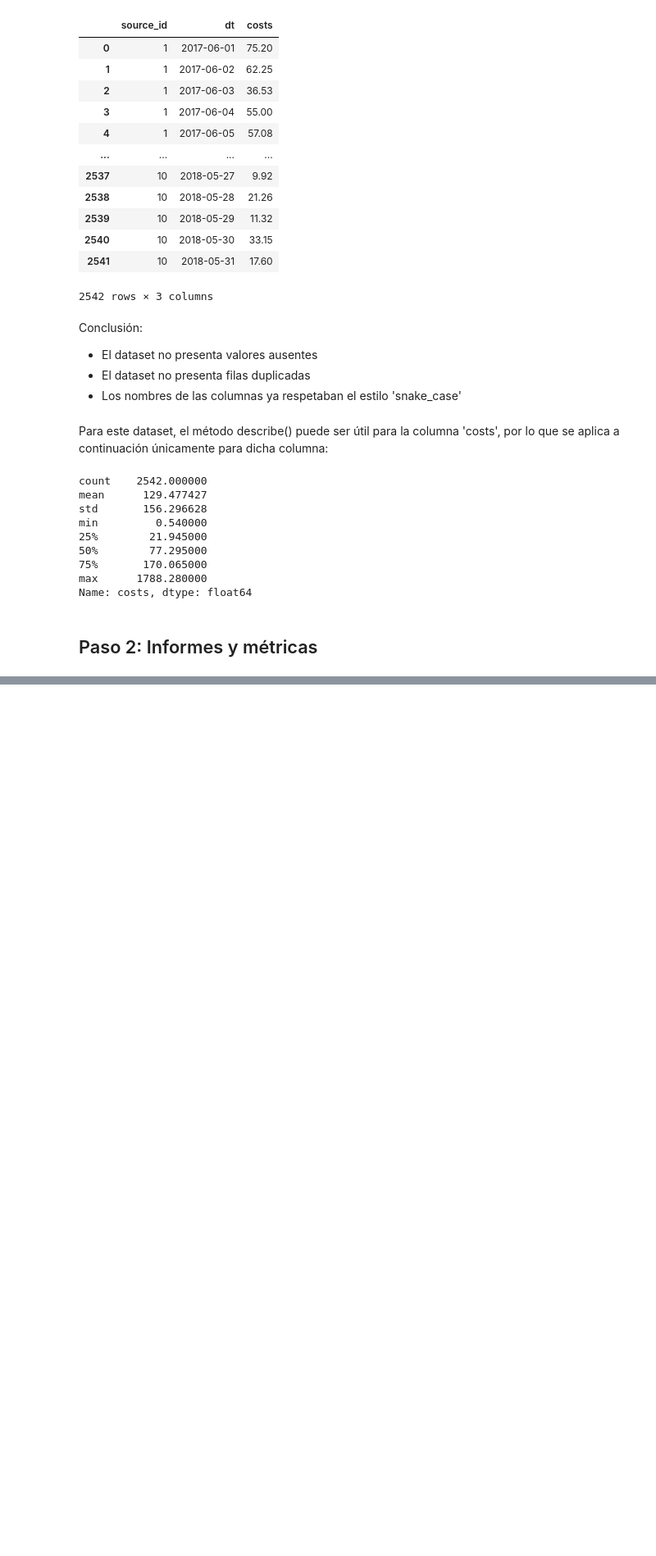
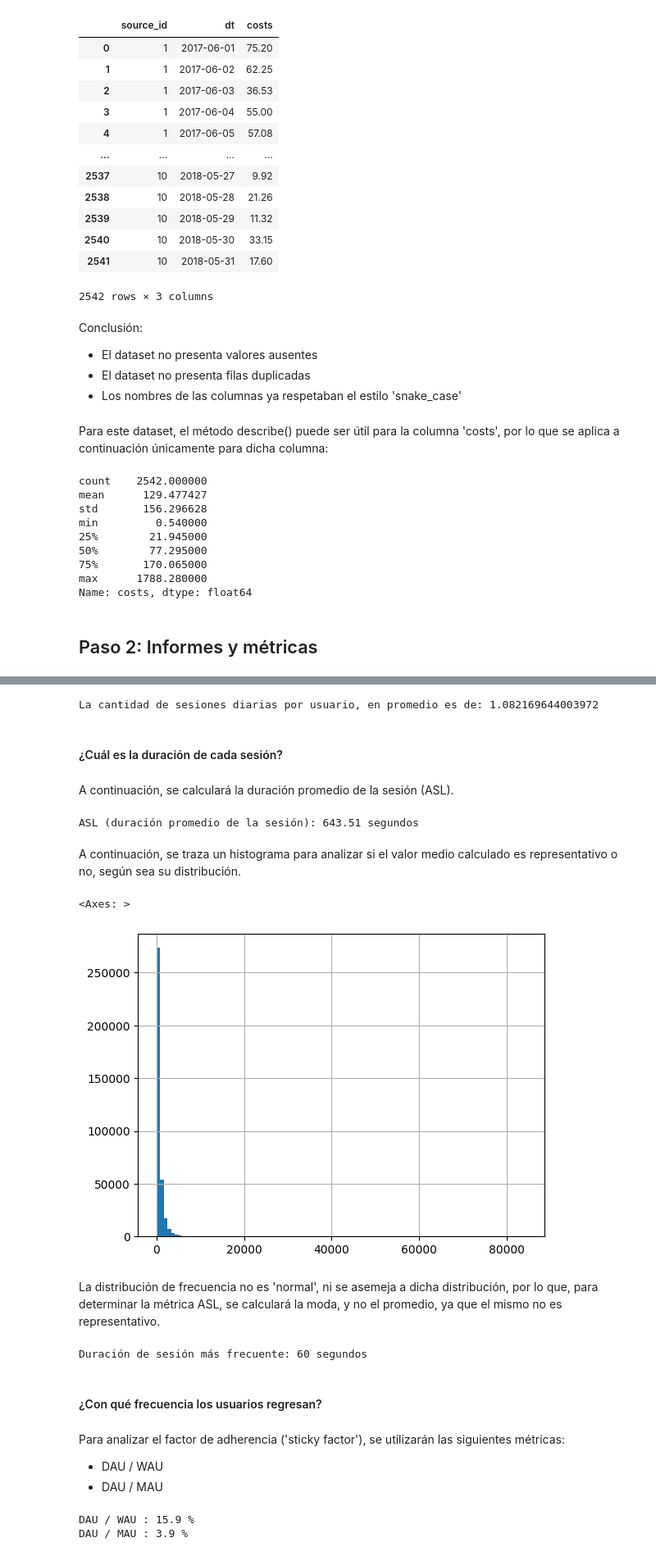
Before and after one commit to EmilioGonzalez29/TT-Project-S8, a Jupyter notebook: project.ipynb, the cells around one changed output, grey strips where cells are left out. Shown: that part at 82% size. Drawn from its saved outputs; the diff is of its cells as text; code cells hidden in the pictures; blank space fills up the shorter version.

```diff
--- a/project.ipynb
+++ b/project.ipynb
@@ -311,0 +346,9 @@ Name: costs, dtype: float64
+# %%
+#Se generan primeramente columnas en el DataFrame para los valores de año, mes, semana y día
+df_visits['session_year'] = df_visits['start_ts'].dt.year
+df_visits['session_month'] = df_visits['start_ts'].dt.month
+df_visits['session_week'] = df_visits['start_ts'].dt.isocalendar().week
+df_visits['session_date'] = df_visits['start_ts'].dt.date
+df_visits['session_date'] = pd.to_datetime(df_visits['session_date'])
+
+df_visits.head()
@@ -311,0 +397,38 @@ Name: costs, dtype: float64
+# %%
+print('La cantidad de sesiones diarias por usuario, en promedio es de:', sessions_per_user['sessions_per_user'].mean())
+# %% [output]
+La cantidad de sesiones diarias por usuario, en promedio es de: 1.082169644003972
+# %% [markdown]
+#### ¿Cuál es la duración de cada sesión?
+# %% [markdown]
+A continuación, se calculará la duración promedio de la sesión (ASL).
+# %%
+df_visits['session_duration_sec'] = (df_visits['end_ts'] - df_visits['start_ts']).dt.seconds
+print('ASL (duración promedio de la sesión):', round(df_visits['session_duration_sec'].mean(), 2), 'segundos')
+# %% [output]
+ASL (duración promedio de la sesión): 643.51 segundos
+# %% [markdown]
+A continuación, se traza un histograma para analizar si el valor medio calculado es representativo o no, según sea su distribución.
+# %%
+df_visits['session_duration_sec'].hist(bins=100)
+# %% [output]
+<Axes: >
+[figure, added]
+# %% [markdown]
+La distribución de frecuencia no es 'normal', ni se asemeja a dicha distribución, por lo que, para determinar la métrica ASL, se calculará la moda, y no el promedio, ya que el mismo no es representativo.
+# %%
+print('Duración de sesión más frecuente:', round(df_visits['session_duration_sec'].mode().iloc[0], 2), 'segundos')
+# %% [output]
+Duración de sesión más frecuente: 60 segundos
+# %% [markdown]
+#### ¿Con qué frecuencia los usuarios regresan?
+# %% [markdown]
+Para analizar el factor de adherencia ('sticky factor'), se utilizarán las siguientes métricas:
+* DAU / WAU
+* DAU / MAU
+# %%
+print('DAU / WAU :', round((dau_mean / wau_mean).iloc[0], 3) * 100, '%')
+print('DAU / MAU :', round((dau_mean / mau_mean).iloc[0], 3) * 100, '%')
+# %% [output]
+DAU / WAU : 15.9 %
+DAU / MAU : 3.9 %
```
Also changed, not shown: parts of 95 cells of this notebook, 2 other files.
